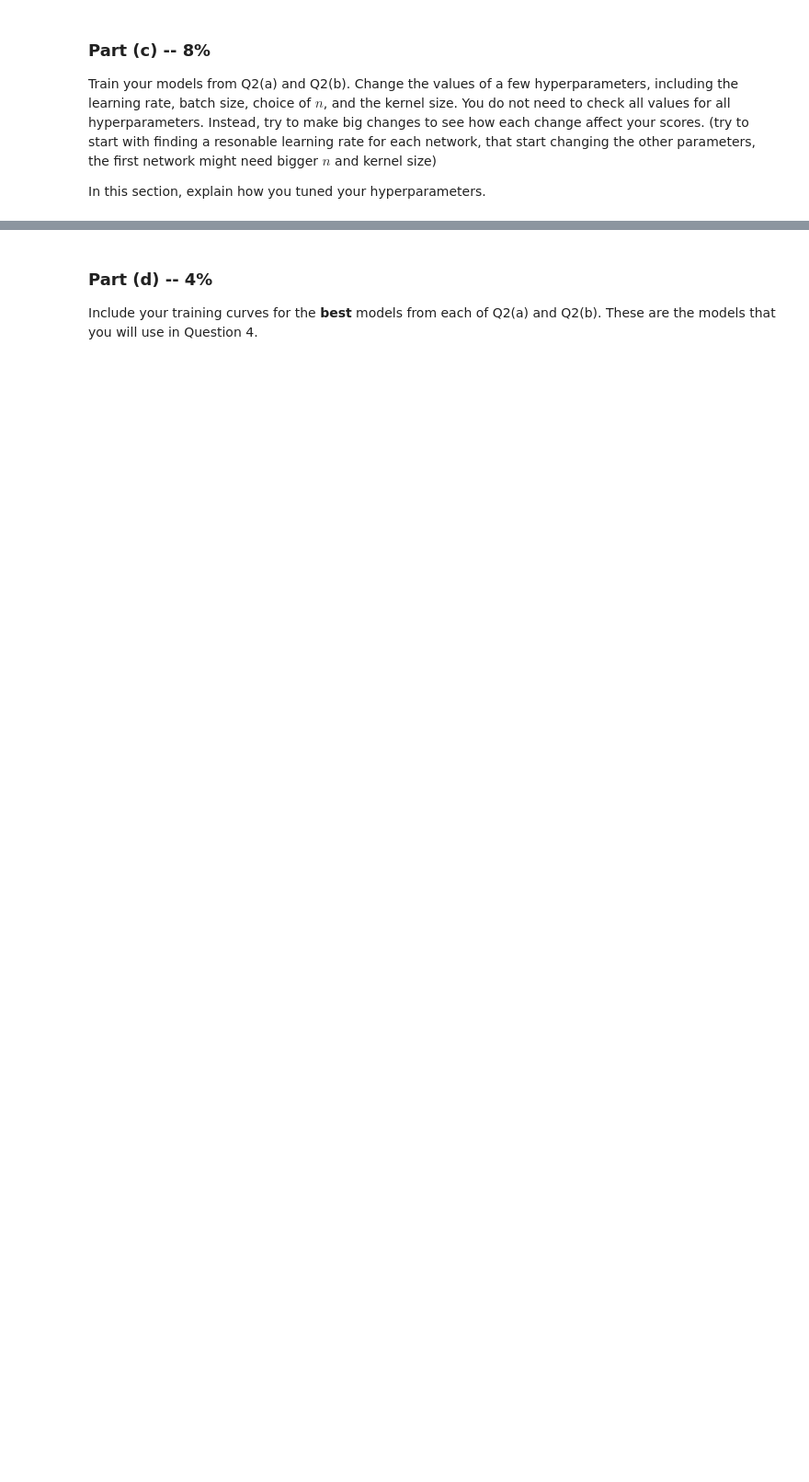
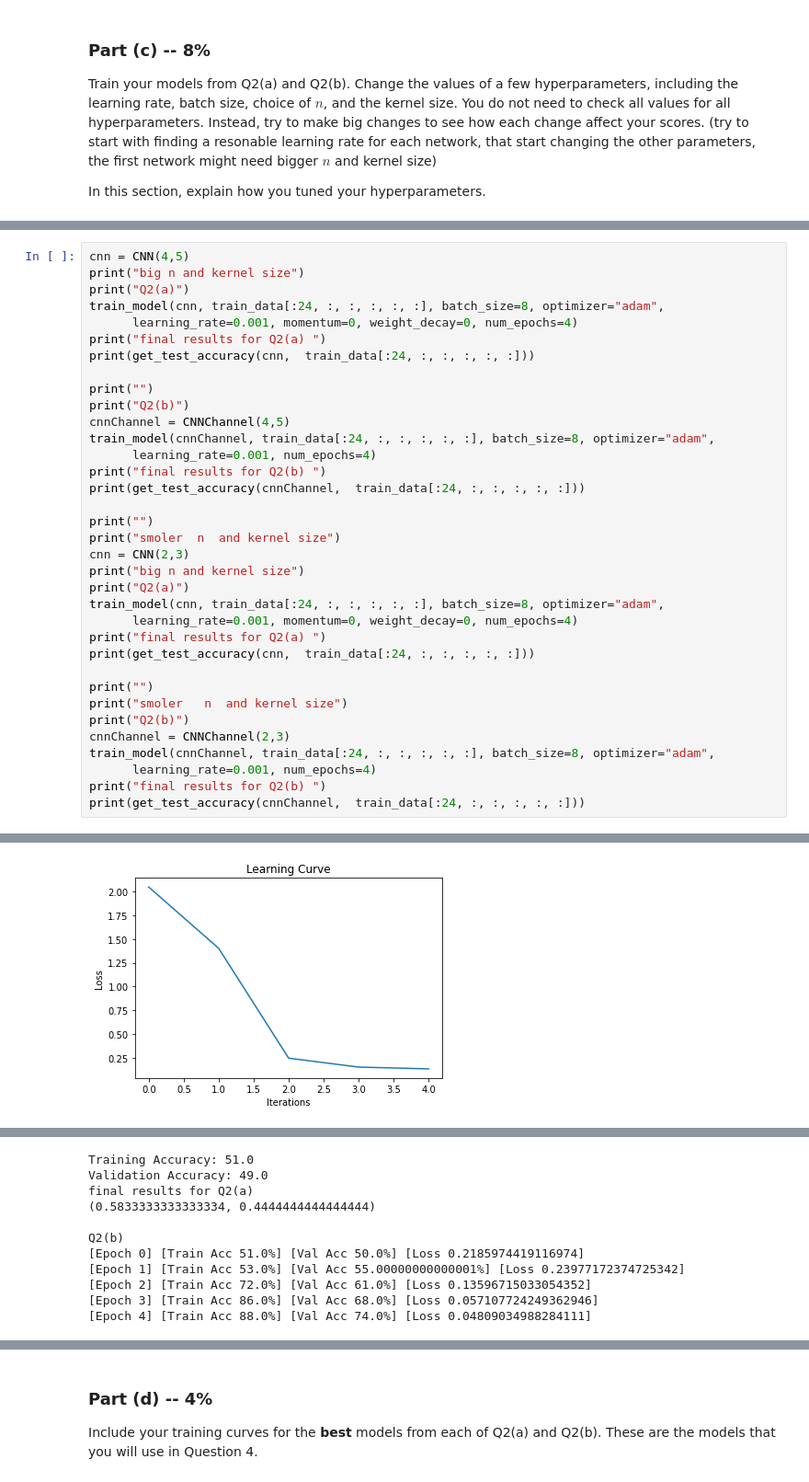
Before and after one commit to zivmo99/DeepLearning3, a Jupyter notebook: Assignment3_ipynb.ipynb, the cells around one changed output, grey strips where cells are left out. Shown at 92% size. Saved outputs shown, nothing was run; the diff lists cells and outputs as text; blank space fills up the shorter version.

```diff
--- a/Assignment3_ipynb.ipynb
+++ b/Assignment3_ipynb.ipynb
@@ -721,0 +675,36 @@ In this section, explain how you tuned your hyperparameters.
+# %%
+cnn = CNN(4,5)
+print("big n and kernel size")
+print("Q2(a)")
+train_model(cnn, train_data[:24, :, :, :, :, :], batch_size=8, optimizer="adam",
+      learning_rate=0.001, momentum=0, weight_decay=0, num_epochs=4)
+print("final results for Q2(a) ")
+print(get_test_accuracy(cnn,  train_data[:24, :, :, :, :, :]))
+
+print("")
+print("Q2(b)")
+cnnChannel = CNNChannel(4,5)
+train_model(cnnChannel, train_data[:24, :, :, :, :, :], batch_size=8, optimizer="adam",
+      learning_rate=0.001, num_epochs=4)
+print("final results for Q2(b) ")
+print(get_test_accuracy(cnnChannel,  train_data[:24, :, :, :, :, :]))
+
+print("")
+print("smoler  n  and kernel size")
+cnn = CNN(2,3)
+print("big n and kernel size")
+print("Q2(a)")
+train_model(cnn, train_data[:24, :, :, :, :, :], batch_size=8, optimizer="adam",
+      learning_rate=0.001, momentum=0, weight_decay=0, num_epochs=4)
+print("final results for Q2(a) ")
+print(get_test_accuracy(cnn,  train_data[:24, :, :, :, :, :]))
+
+print("")
+print("smoler   n  and kernel size")
+print("Q2(b)")
+cnnChannel = CNNChannel(2,3)
+train_model(cnnChannel, train_data[:24, :, :, :, :, :], batch_size=8, optimizer="adam",
+      learning_rate=0.001, num_epochs=4)
+print("final results for Q2(b) ")
+print(get_test_accuracy(cnnChannel,  train_data[:24, :, :, :, :, :]))
+# %% [output]
@@ -721,0 +718 @@ In this section, explain how you tuned your hyperparameters.
+[figure, added]
@@ -721,0 +720,11 @@ In this section, explain how you tuned your hyperparameters.
+Training Accuracy: 51.0
+Validation Accuracy: 49.0
+final results for Q2(a)
+(0.5833333333333334, 0.4444444444444444)
+
+Q2(b)
+[Epoch 0] [Train Acc 51.0%] [Val Acc 50.0%] [Loss 0.2185974419116974]
+[Epoch 1] [Train Acc 53.0%] [Val Acc 55.00000000000001%] [Loss 0.23977172374725342]
+[Epoch 2] [Train Acc 72.0%] [Val Acc 61.0%] [Loss 0.13596715033054352]
+[Epoch 3] [Train Acc 86.0%] [Val Acc 68.0%] [Loss 0.057107724249362946]
+[Epoch 4] [Train Acc 88.0%] [Val Acc 74.0%] [Loss 0.04809034988284111]
```
Also changed, not shown: parts of 20 cells of this notebook.
